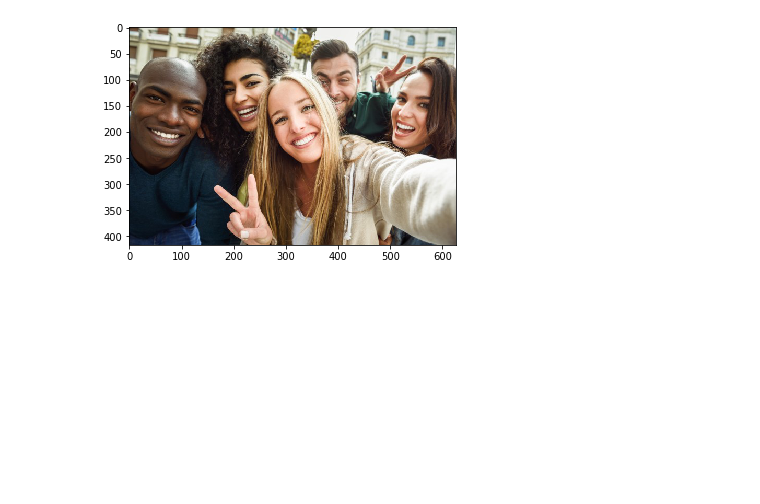
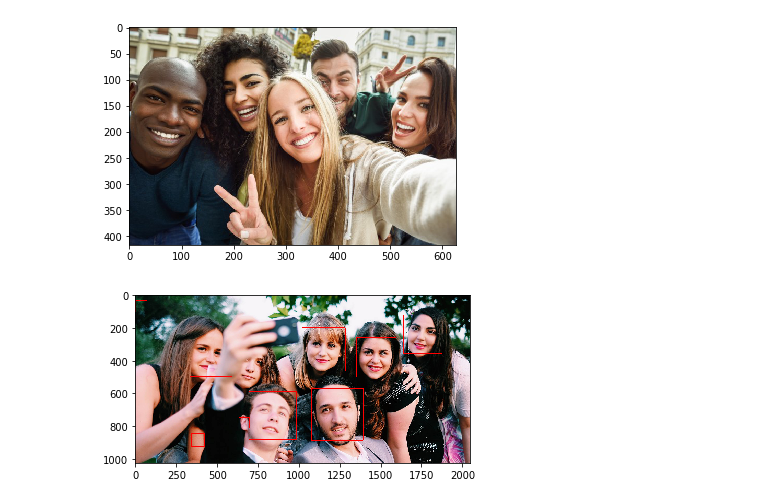
Before and after one commit to jilcimar/computer-vision-opencv, a Jupyter notebook: face detection/face detection.ipynb, the cells around one changed output. Drawn from its saved outputs; the diff is of its cells as text; code cells hidden in the pictures; blank space fills up the shorter version.

Commit message:
detectando as f faces da primeira imagem

```diff
--- a/face detection/face detection.ipynb
+++ b/face detection/face detection.ipynb
@@ -26,0 +26,10 @@ detect_face = classifier_face.detectMultiScale(faces,1.1,1)
+# %%
+face_copy = faces.copy()
+
+for (x,y,w,h) in detect_face:
+    cv2.rectangle(face_copy,(x,y),(x+w,y+h),(255,0,0),2)
+# %%
+plt.imshow(face_copy)
+plt.show()
+# %% [output]
+[figure, added]
```
Also changed, not shown: parts of 2 cells of this notebook.
